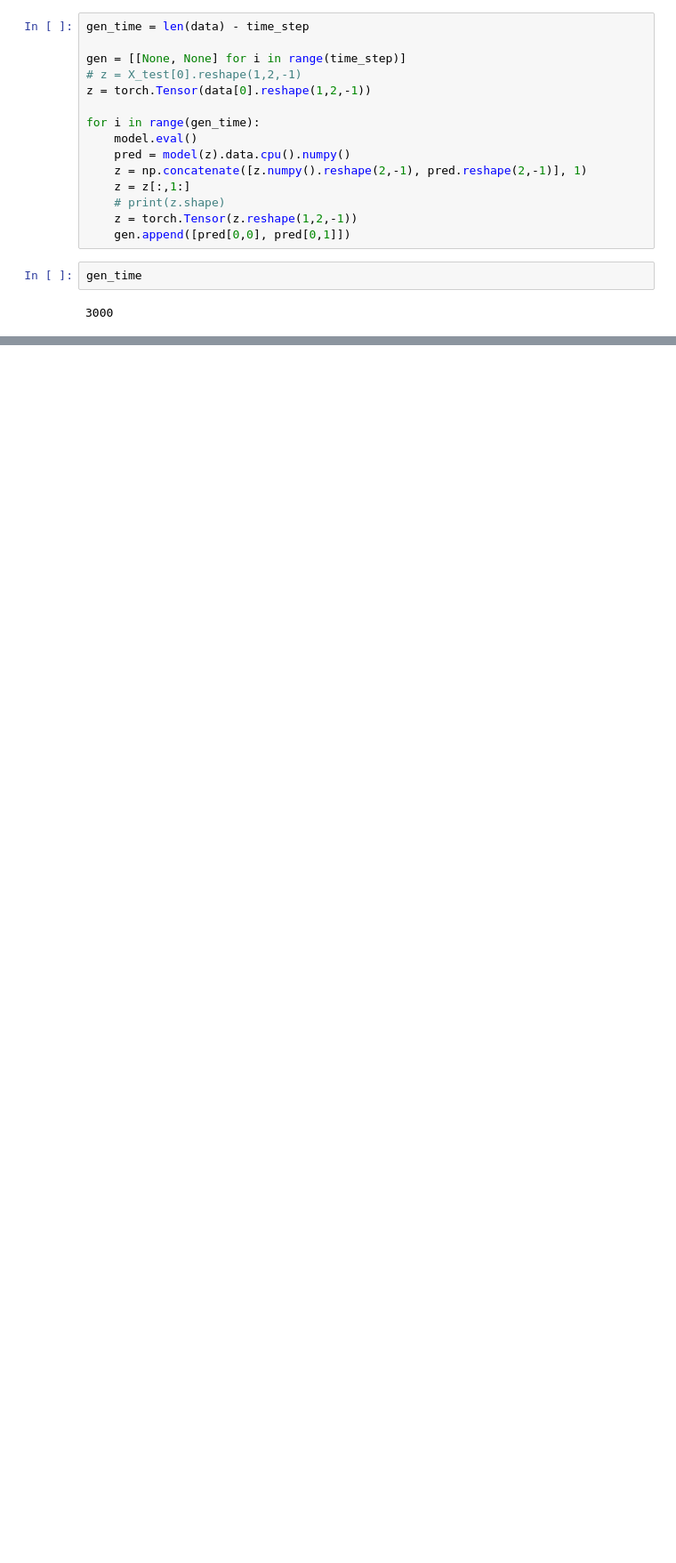
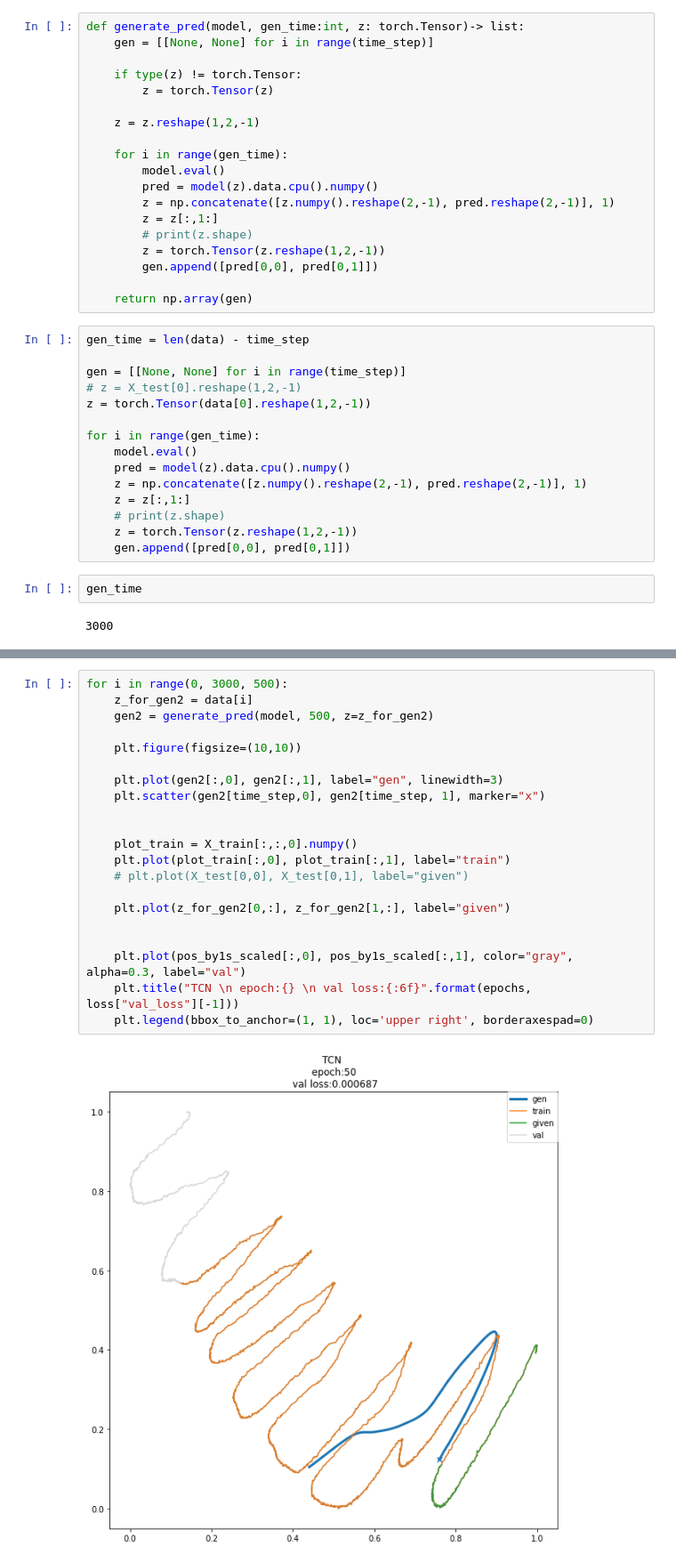
Before and after one commit to AyutoUeda/research, a Jupyter notebook: 1droplet/tcn_for_oscillated.ipynb, the cells around one changed output, grey strips where cells are left out. Shown at 89% size. Saved outputs shown, nothing was run; the diff lists cells and outputs as text; blank space fills up the shorter version.

```diff
--- a/1droplet/tcn_for_oscillated.ipynb
+++ b/1droplet/tcn_for_oscillated.ipynb
@@ -344,5 +368,24 @@ array([[0.99656474, 0.99653798, 0.99564711, 0.99702308, 0.99855661,
 # %% [markdown]
 ## Prediction
+# %%
+def generate_pred(model, gen_time:int, z: torch.Tensor)-> list:
+    gen = [[None, None] for i in range(time_step)]
+
+    if type(z) != torch.Tensor:
+        z = torch.Tensor(z)
+
+    z = z.reshape(1,2,-1)
+
+    for i in range(gen_time):
+        model.eval()
+        pred = model(z).data.cpu().numpy()
+        z = np.concatenate([z.numpy().reshape(2,-1), pred.reshape(2,-1)], 1)
+        z = z[:,1:]
+        # print(z.shape)
+        z = torch.Tensor(z.reshape(1,2,-1))
+        gen.append([pred[0,0], pred[0,1]])
+
+    return np.array(gen)
 # %%
 gen_time = len(data) - time_step
 
@@ -385,0 +436,23 @@ len(gen)
+# %%
+for i in range(0, 3000, 500):
+    z_for_gen2 = data[i]
+    gen2 = generate_pred(model, 500, z=z_for_gen2)
+
+    plt.figure(figsize=(10,10))
+
+    plt.plot(gen2[:,0], gen2[:,1], label="gen", linewidth=3)
+    plt.scatter(gen2[time_step,0], gen2[time_step, 1], marker="x")
+
+
+    plot_train = X_train[:,:,0].numpy()
+    plt.plot(plot_train[:,0], plot_train[:,1], label="train")
+    # plt.plot(X_test[0,0], X_test[0,1], label="given")
+
+    plt.plot(z_for_gen2[0,:], z_for_gen2[1,:], label="given")
+
+
+    plt.plot(pos_by1s_scaled[:,0], pos_by1s_scaled[:,1], color="gray", alpha=0.3, label="val")
+    plt.title("TCN \n epoch:{} \n val loss:{:6f}".format(epochs, loss["val_loss"][-1]))
+    plt.legend(bbox_to_anchor=(1, 1), loc='upper right', borderaxespad=0)
+# %% [output]
+[figure, added]
```
Also changed, not shown: parts of 20 cells of this notebook.
